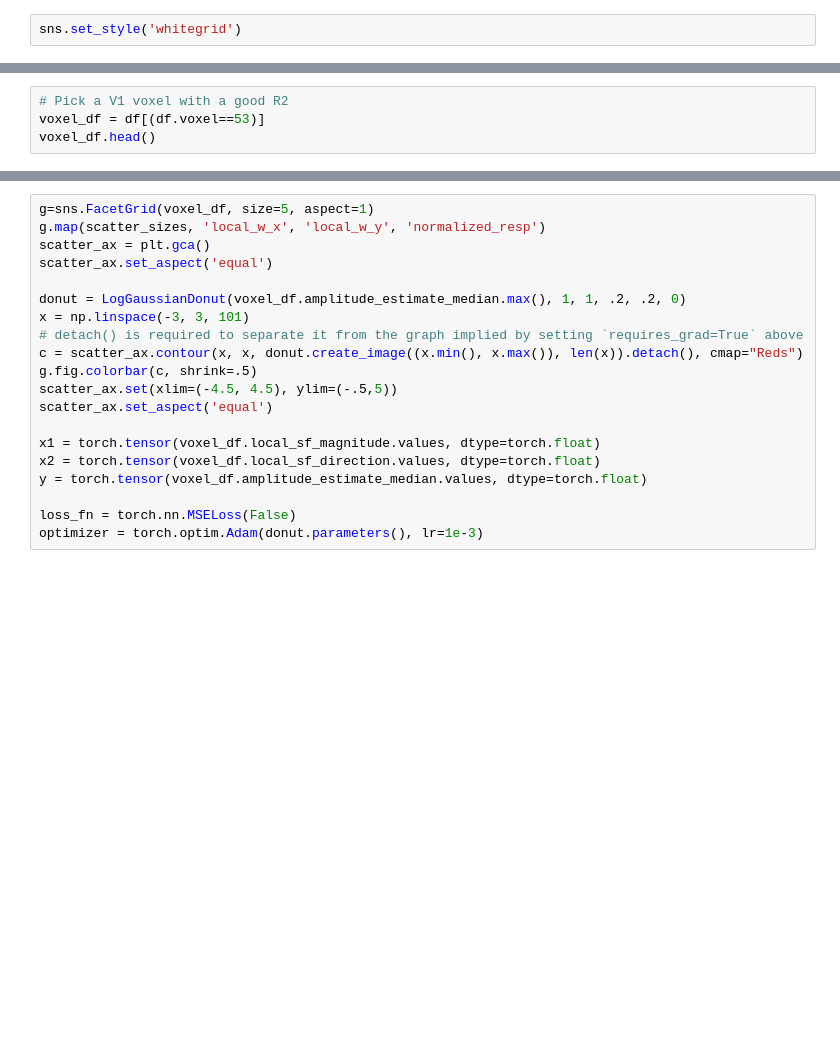
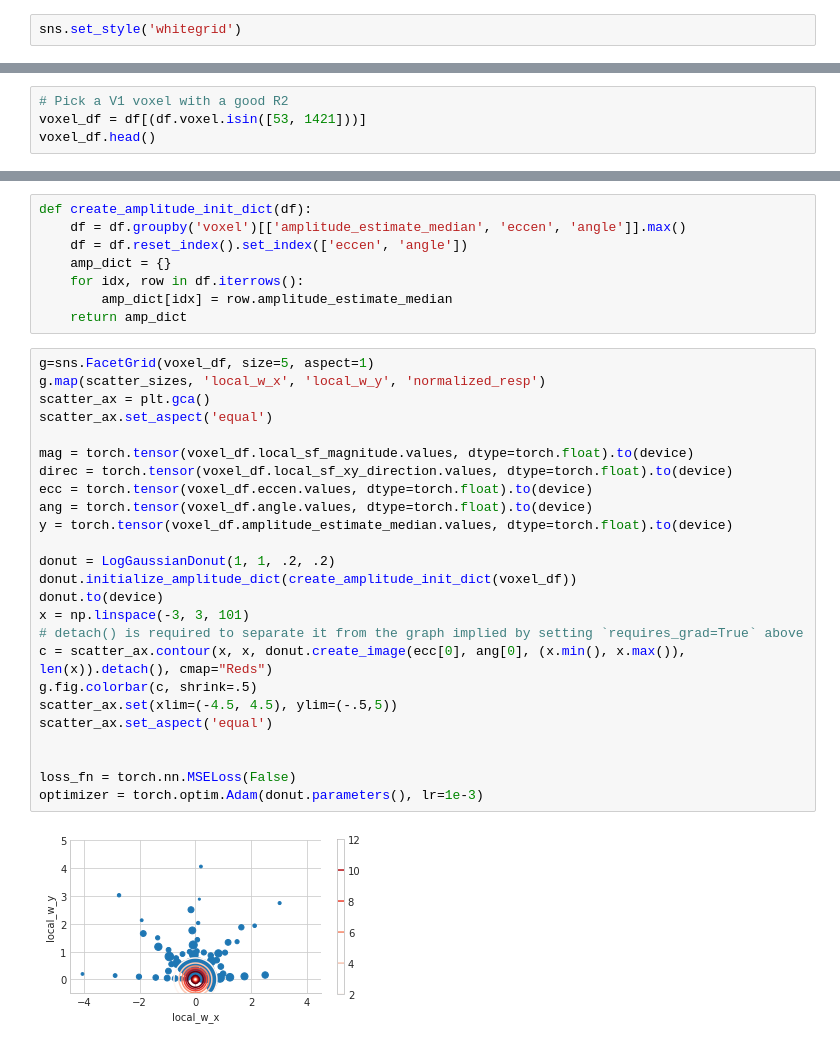
Before and after one commit to billbrod/spatial-frequency-preferences, a Jupyter notebook: notebooks/05-Model.ipynb, the cells around one changed output, grey strips where cells are left out. Cells and saved outputs as stored; diff of their text form; blank space fills up the shorter version.

```diff
--- a/notebooks/05-Model.ipynb
+++ b/notebooks/05-Model.ipynb
@@ -22,4 +49,4 @@ df[(df.varea==1)&(df.R2>55)].drop_duplicates('voxel').sort_values('R2', ascendin
 # %%
 # Pick a V1 voxel with a good R2
-voxel_df = df[(df.voxel==53)]
+voxel_df = df[(df.voxel.isin([53, 1421]))]
 voxel_df.head()
@@ -144,22 +260,37 @@ for ax, a in zip(axes.flatten(), [0, 1, 2, 3]):
+# %%
+def create_amplitude_init_dict(df):
+    df = df.groupby('voxel')[['amplitude_estimate_median', 'eccen', 'angle']].max()
+    df = df.reset_index().set_index(['eccen', 'angle'])
+    amp_dict = {}
+    for idx, row in df.iterrows():
+        amp_dict[idx] = row.amplitude_estimate_median
+    return amp_dict
 # %%
 g=sns.FacetGrid(voxel_df, size=5, aspect=1)
 g.map(scatter_sizes, 'local_w_x', 'local_w_y', 'normalized_resp')
 scatter_ax = plt.gca()
 scatter_ax.set_aspect('equal')
 
-donut = LogGaussianDonut(voxel_df.amplitude_estimate_median.max(), 1, 1, .2, .2, 0)
+mag = torch.tensor(voxel_df.local_sf_magnitude.values, dtype=torch.float).to(device)
+direc = torch.tensor(voxel_df.local_sf_xy_direction.values, dtype=torch.float).to(device)
+ecc = torch.tensor(voxel_df.eccen.values, dtype=torch.float).to(device)
+ang = torch.tensor(voxel_df.angle.values, dtype=torch.float).to(device)
+y = torch.tensor(voxel_df.amplitude_estimate_median.values, dtype=torch.float).to(device)
+
+donut = LogGaussianDonut(1, 1, .2, .2)
+donut.initialize_amplitude_dict(create_amplitude_init_dict(voxel_df))
+donut.to(device)
 x = np.linspace(-3, 3, 101)
 # detach() is required to separate it from the graph implied by setting `requires_grad=True` above
-c = scatter_ax.contour(x, x, donut.create_image((x.min(), x.max()), len(x)).detach(), cmap="Reds")
+c = scatter_ax.contour(x, x, donut.create_image(ecc[0], ang[0], (x.min(), x.max()), len(x)).detach(), cmap="Reds")
 g.fig.colorbar(c, shrink=.5)
 scatter_ax.set(xlim=(-4.5, 4.5), ylim=(-.5,5))
 scatter_ax.set_aspect('equal')
 
-x1 = torch.tensor(voxel_df.local_sf_magnitude.values, dtype=torch.float)
-x2 = torch.tensor(voxel_df.local_sf_direction.values, dtype=torch.float)
-y = torch.tensor(voxel_df.amplitude_estimate_median.values, dtype=torch.float)
 
 loss_fn = torch.nn.MSELoss(False)
 optimizer = torch.optim.Adam(donut.parameters(), lr=1e-3)
+# %% [output]
+[figure, added]
 # %%
 list(donut.named_parameters())
```
Also changed, not shown: parts of 19 cells of this notebook.
